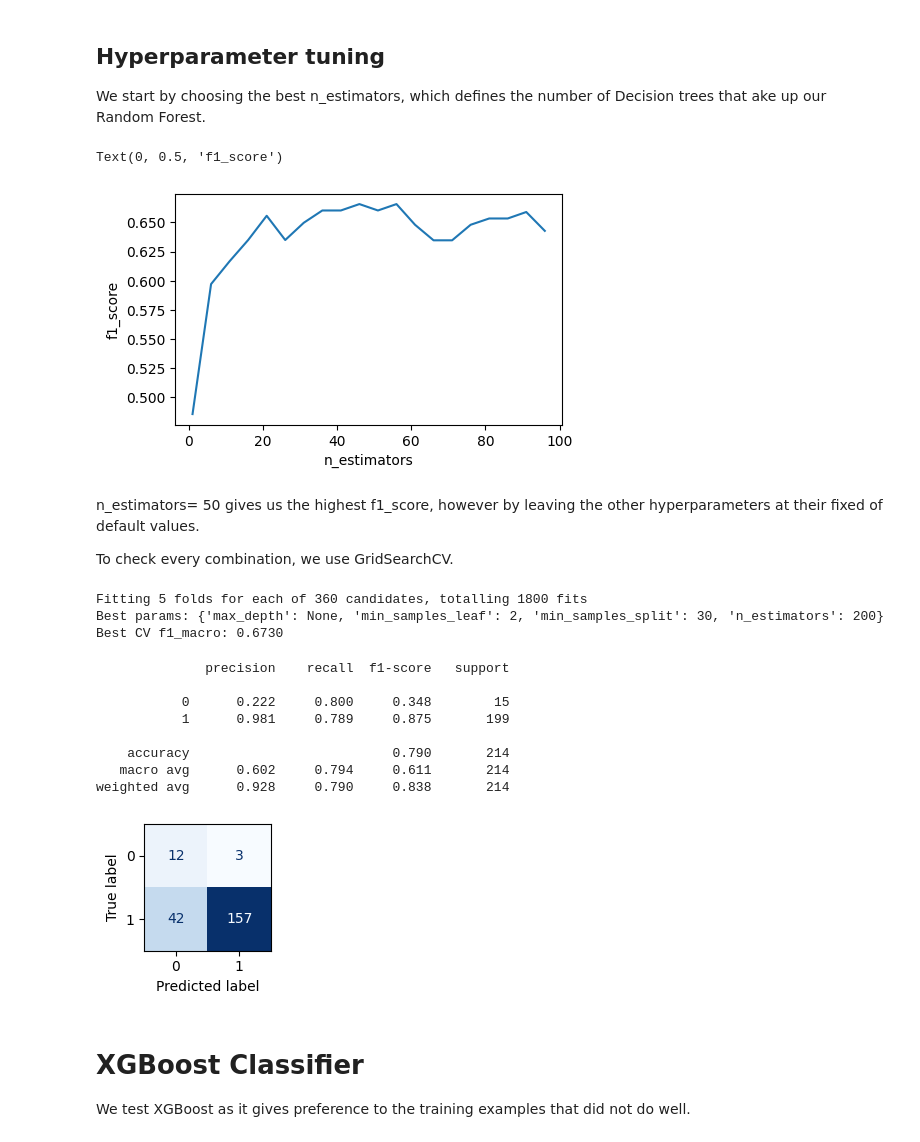
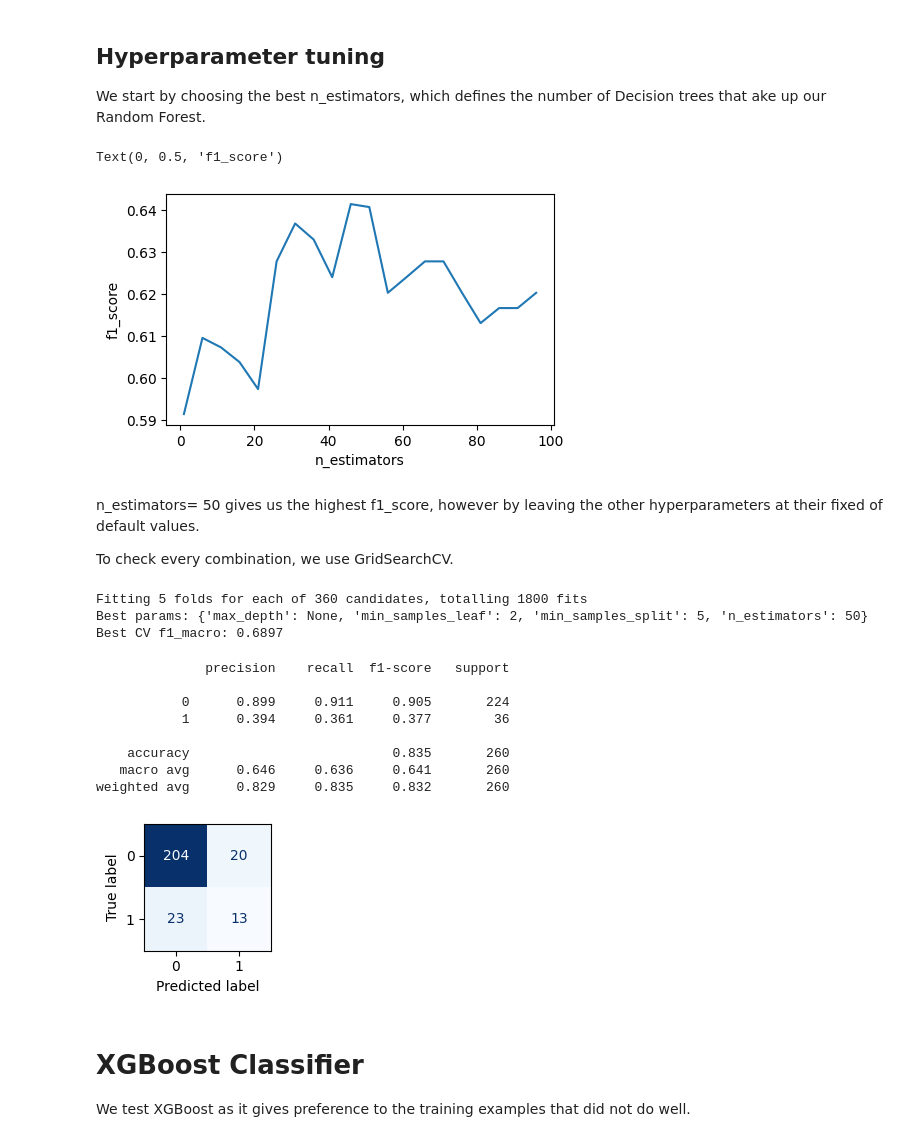
Before and after one commit to nayuAlv/Arabica_coffee_quality, a Jupyter notebook: notebooks/coffee_data_train.ipynb, the cells around one changed output. Drawn from its saved outputs; the diff is of its cells as text; code cells hidden in the pictures.

```diff
--- a/notebooks/coffee_data_train.ipynb
+++ b/notebooks/coffee_data_train.ipynb
@@ -154,0 +163,23 @@ Minority Class (1)       0.94      0.73      0.82       186
+# %%
+param_grid = {'C': [0.001, 0.01, 0.1, 1, 10, 100]}
+grid = GridSearchCV(
+    estimator=LogisticRegression(class_weight='balanced', random_state=RANDOM_STATE, max_iter=1000),
+    param_grid=param_grid,
+    cv=StratifiedKFold(n_splits=5, shuffle=True, random_state=RANDOM_STATE),
+    scoring='f1',
+    n_jobs=-1
+)
+grid.fit(X_train, y_train)
+print(f"Best C value: {grid.best_params_}")
+
+best_model = grid.best_estimator_
+
+y_pred_best = best_model.predict(X_test)
+print(classification_report(y_test, y_pred_best, digits=3))
+
+fig, ax = plt.subplots(figsize=(2, 2))
+ConfusionMatrixDisplay.from_estimator(
+    best_model, X_test, y_test, labels=[0, 1], cmap="Blues", ax=ax, colorbar=False
+)
+plt.tight_layout()
+plt.show()
@@ -163,15 +209,15 @@ rf_class_model= RandomForestClassifier(
         n_jobs=-1,
     )
 
-rf_class_model.fit(X_train, y_train_rf)
+rf_class_model.fit(X_train, y_train)
 y_pred_rf = rf_class_model.predict(X_test)
 
 print("Random Forest classification report:")
-print(classification_report(y_test_rf, y_pred_rf, digits=3))
+print(classification_report(y_test, y_pred_rf, digits=3))
 
 fig, ax = plt.subplots(figsize=(2,2))
 ConfusionMatrixDisplay.from_estimator(
-    rf_class_model, X_test, y_test_rf, labels=[0,1], cmap="Blues", ax=ax,colorbar=False
+    rf_class_model, X_test, y_test, labels=[0,1], cmap="Blues", ax=ax,colorbar=False
 )
 
 plt.tight_layout()
@@ -208,9 +254,9 @@ for n_est in n_values:
         random_state=RANDOM_STATE,
         n_jobs=-1,
     )
-    rf_model.fit(X_train, y_train_rf)
+    rf_model.fit(X_train, y_train)
     y_pred_test = rf_model.predict(X_test) #test
-    f1_list.append(f1_score(y_test_rf,y_pred_test, average='macro'))
+    f1_list.append(f1_score(y_test,y_pred_test, average='macro'))
 
 plt.figure(figsize=(5, 3))
 plt.plot(n_values,f1_list)
@@ -218,7 +264,7 @@ plt.xlabel('n_estimators')
 plt.ylabel('f1_score')
 # %% [output]
 Text(0, 0.5, 'f1_score')
-[figure, old version]
+[figure, new version]
 # %% [markdown]
 n_estimators= 50 gives us the highest f1_score, however by leaving the other hyperparameters at their fixed of default values.
 
@@ -242,36 +288,36 @@ grid_search = GridSearchCV(
     n_jobs=-1,
     verbose=1,
 )
-grid_search.fit(X_train, y_train_rf)
+grid_search.fit(X_train, y_train)
 
 print("Best params:", grid_search.best_params_)
 print(f"Best CV f1_macro: {grid_search.best_score_:.4f}")
 # %% [output]
 Fitting 5 folds for each of 360 candidates, totalling 1800 fits
-Best params: {'max_depth': None, 'min_samples_leaf': 2, 'min_samples_split': 30, 'n_estimators': 200}
-Best CV f1_macro: 0.6730
+Best params: {'max_depth': None, 'min_samples_leaf': 2, 'min_samples_split': 5, 'n_estimators': 50}
+Best CV f1_macro: 0.6897
 # %%
 best_model = grid_search.best_estimator_
 
 y_pred_best = best_model.predict(X_test)
-print(classification_report(y_test_rf, y_pred_best, digits=3))
+print(classification_report(y_test, y_pred_best, digits=3))
 
 fig, ax = plt.subplots(figsize=(2, 2))
 ConfusionMatrixDisplay.from_estimator(
-    best_model, X_test, y_test_rf, labels=[0, 1], cmap="Blues", ax=ax, colorbar=False
+    best_model, X_test, y_test, labels=[0, 1], cmap="Blues", ax=ax, colorbar=False
 )
 plt.tight_layout()
 plt.show()
 # %% [output]
               precision    recall  f1-score   support
 
-           0      0.222     0.800     0.348        15
-           1      0.981     0.789     0.875       199
+           0      0.899     0.911     0.905       224
+           1      0.394     0.361     0.377        36
 
-    accuracy                          0.790       214
-   macro avg      0.602     0.794     0.611       214
-weighted avg      0.928     0.790     0.838       214
+    accuracy                          0.835       260
+   macro avg      0.646     0.636     0.641       260
+weighted avg      0.829     0.835     0.832       260
-[figure, old version]
+[figure, new version]
 # %% [markdown]
 # XGBoost Classifier
 
```
Also changed, not shown: parts of 15 cells of this notebook, 3 other files.
